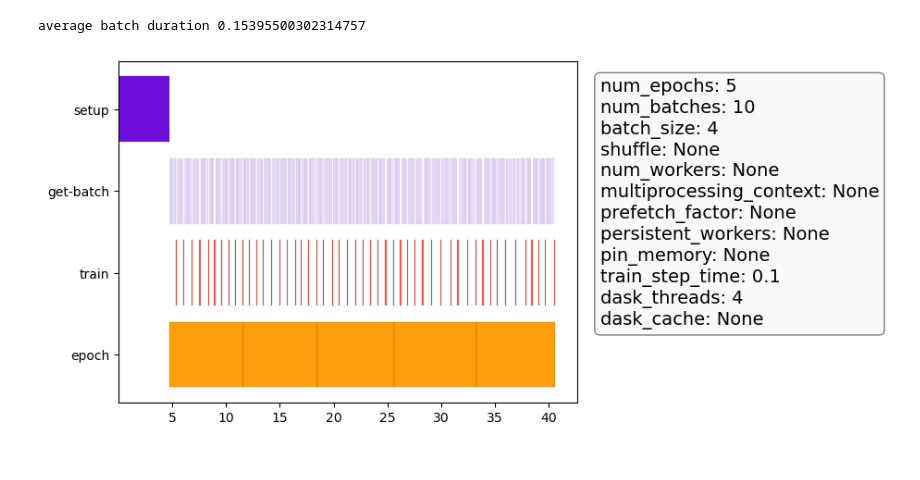
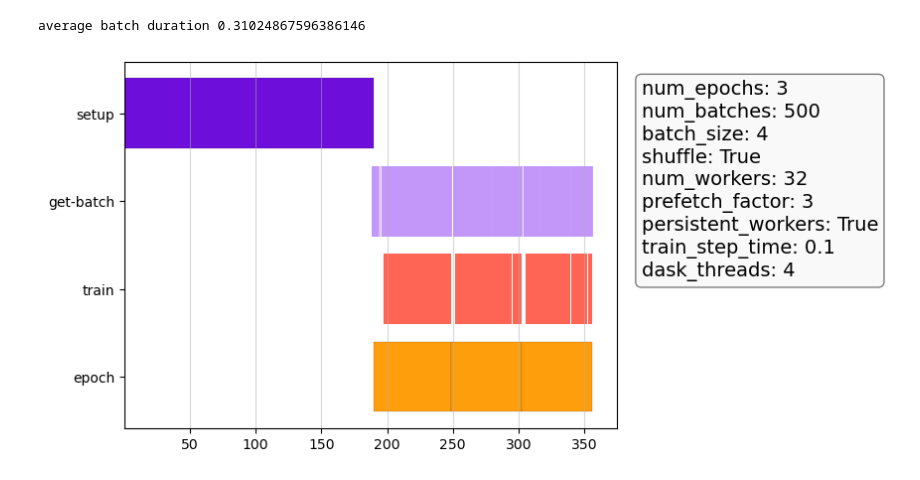
Before and after one commit to earth-mover/dataloader-demo, a Jupyter notebook: plot.ipynb, the cells around one changed output. Saved outputs shown, nothing was run; the diff lists cells and outputs as text; code cells hidden in the pictures.

```diff
--- a/plot.ipynb
+++ b/plot.ipynb
@@ -2,6 +2,9 @@
 import matplotlib.pyplot as plt
 import json
 import numpy as np
+import seaborn
+
+seaborn.set_context("talk")
 # %%
 def parse_log(fname):
     with open(fname) as f:
@@ -151,6 +146,6 @@ average batch duration 0.12706178076126995
 # %%
-!python main.py --batch-size 4 --num-epochs 5 --num-batches 10 --dask-threads 4 > logs/simple_dask_4_threads.txt
-plot_log("logs/simple_dask_4_threads.txt")
+# !python main.py --batch-size 4 --num-epochs 3 --num-batches 500 --num-workers 32 --persistent-workers --dask-threads 4 --shuffle --prefetch-factor 3 > logs/best-case-4-3-500-4-3.txt
+plot_log("logs/best-case-4-3-500-4-3.txt")
 # %% [output]
-average batch duration 0.15395500302314757
+average batch duration 0.31024867596386146
-[figure, old version]
+[figure, new version]
```
Also changed, not shown: parts of 30 cells of this notebook, 3 other files.
